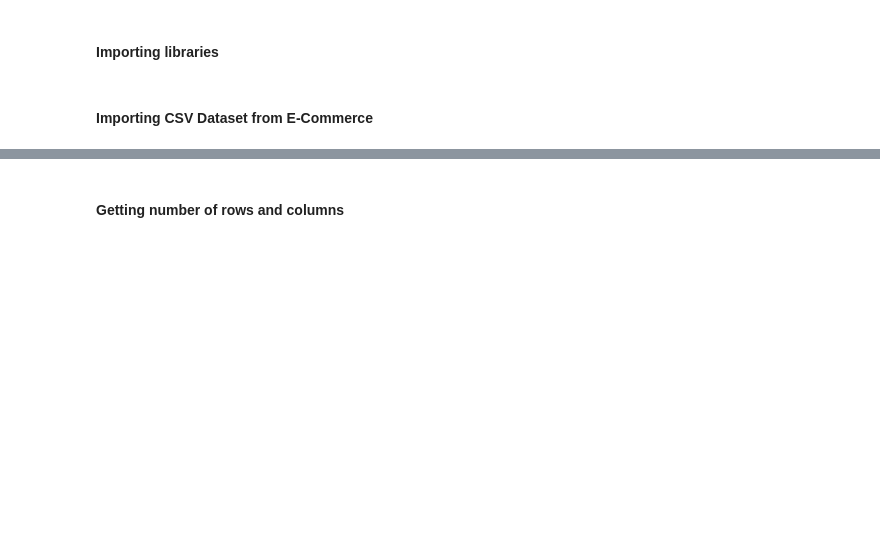
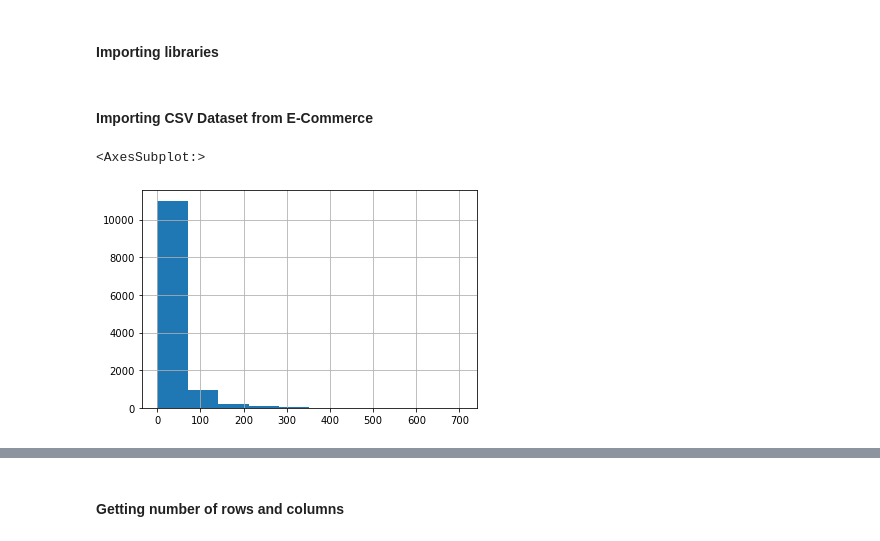
Before and after one commit to ivan-usd/panda-commerce, a Jupyter notebook: notebooks/ivanExploratoryNotebook.ipynb, the cells around one changed output, grey strips where cells are left out. Cells and saved outputs as stored; diff of their text form; code cells hidden in the pictures; blank space fills up the shorter version.

```diff
--- a/notebooks/ivanExploratoryNotebook.ipynb
+++ b/notebooks/ivanExploratoryNotebook.ipynb
@@ -35,3 +35,8 @@ import seaborn as sns
 #Set File Path & import csv
 datasetFP = '../data/Dataset 3 (Online Shoppers Intention)/online_shoppers_intention.csv'
 eCommerceDF = pd.read_csv(datasetFP)
+# %%
+eCommerceDF['ProductRelated'].hist()
+# %% [output]
+<AxesSubplot:>
+[figure, added]
```
Also changed, not shown: parts of 14 cells of this notebook.
